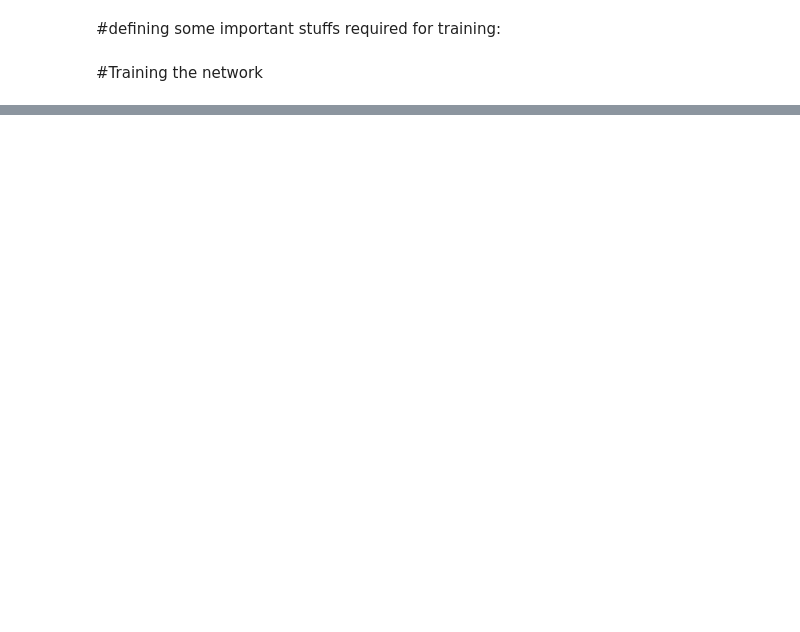
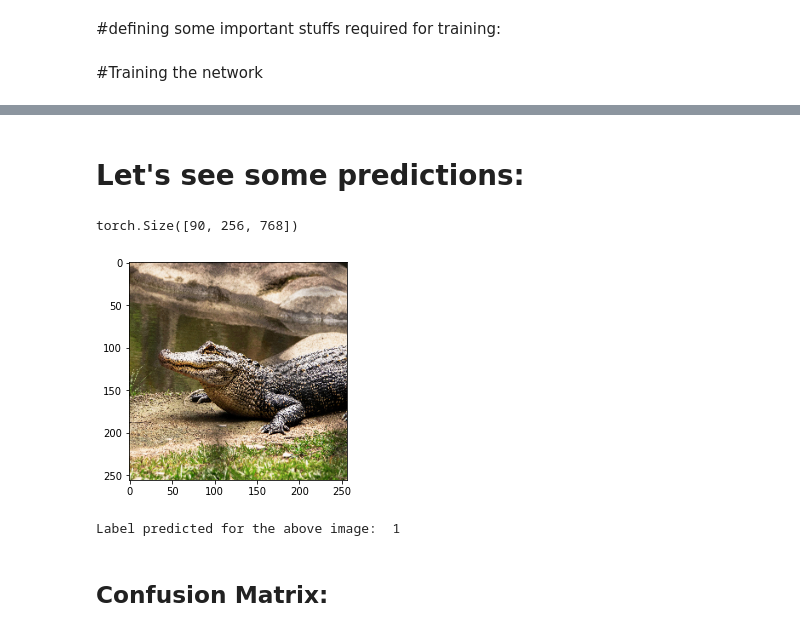
Before and after one commit to Aman-Kushwaha1/Deep_Learning, a Jupyter notebook: Transformers/Vision_Transformers/Vision_Transformer.ipynb, the cells around one changed output, grey strips where cells are left out. Drawn from its saved outputs; the diff is of its cells as text; code cells hidden in the pictures; blank space fills up the shorter version.

```diff
--- a/Transformers/Vision_Transformers/Vision_Transformer.ipynb
+++ b/Transformers/Vision_Transformers/Vision_Transformer.ipynb
@@ -488,0 +533,2 @@ plt.show()
+# %% [markdown]
+# Let's see some predictions:
@@ -488,0 +537,15 @@ plt.show()
+# %%
+test_img.shape
+# %% [output]
+torch.Size([90, 256, 768])
+# %%
+plt.imshow(test[15])
+plt.show()
+# %% [output]
+[figure, added]
+# %%
+print("Label predicted for the above image: ", out[15].item())
+# %% [output]
+Label predicted for the above image:  1
+# %% [markdown]
+## Confusion Matrix:
```
Also changed, not shown: parts of 15 cells of this notebook.
